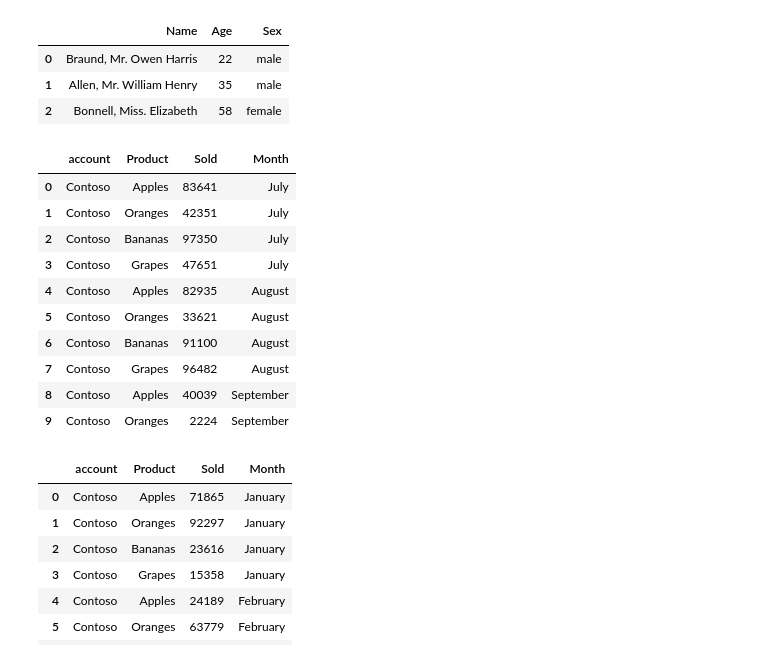
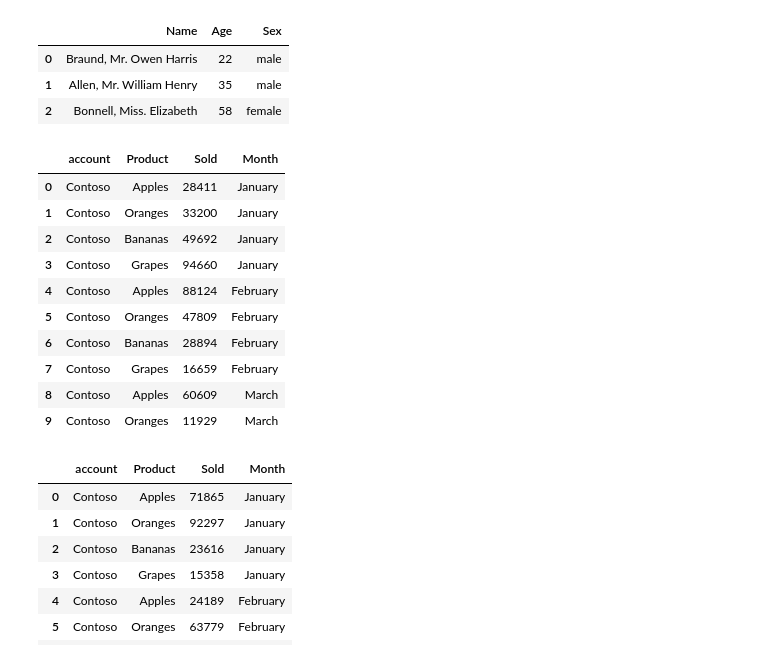
Before and after one commit to keyur32/PythonIntroForMVPs, a Jupyter notebook: notebooks/Python 101 for MVPs.ipynb, the cells around one changed output. Drawn from its saved outputs; the diff is of its cells as text; code cells hidden in the pictures.

```diff
--- a/notebooks/Python 101 for MVPs.ipynb
+++ b/notebooks/Python 101 for MVPs.ipynb
@@ -50,22 +54,22 @@ df.head()
 | 2 | Bonnell, Miss. Elizabeth | 58 | female |
 # %%
 #get contoso sales from 2018, Q3
-df = pd.read_excel("ContosoFruitSales2018.xlsx", sheet_name="Q3")
+df = pd.read_excel("ContosoFruitSales2018.xlsx", sheet_name="Q1")
 
 #return top 10 results
 df.head(10)
 # %% [output]
 |  | account | Product | Sold | Month |
-| 0 | Contoso | Apples | 83641 | July |
-| 1 | Contoso | Oranges | 42351 | July |
-| 2 | Contoso | Bananas | 97350 | July |
-| 3 | Contoso | Grapes | 47651 | July |
-| 4 | Contoso | Apples | 82935 | August |
-| 5 | Contoso | Oranges | 33621 | August |
-| 6 | Contoso | Bananas | 91100 | August |
-| 7 | Contoso | Grapes | 96482 | August |
-| 8 | Contoso | Apples | 40039 | September |
-| 9 | Contoso | Oranges | 2224 | September |
+| 0 | Contoso | Apples | 28411 | January |
+| 1 | Contoso | Oranges | 33200 | January |
+| 2 | Contoso | Bananas | 49692 | January |
+| 3 | Contoso | Grapes | 94660 | January |
+| 4 | Contoso | Apples | 88124 | February |
+| 5 | Contoso | Oranges | 47809 | February |
+| 6 | Contoso | Bananas | 28894 | February |
+| 7 | Contoso | Grapes | 16659 | February |
+| 8 | Contoso | Apples | 60609 | March |
+| 9 | Contoso | Oranges | 11929 | March |
 # %%
 #read excel file and combine all sheets into one frame
 df19 = pd.concat(pd.read_excel("ContosoFruitSales2019.xlsx", sheet_name=None), ignore_index=True)
```
Also changed, not shown: parts of 13 cells of this notebook.
